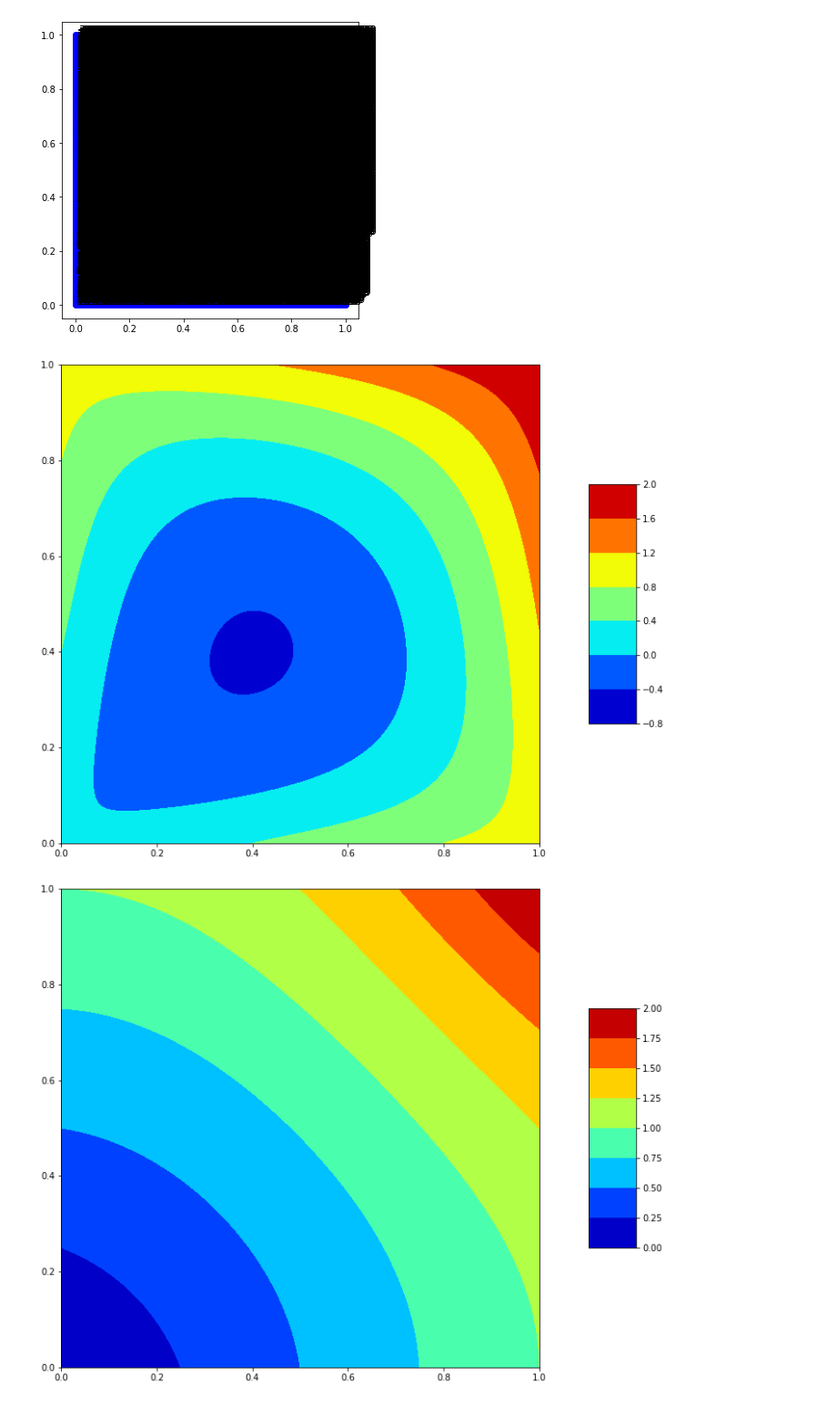
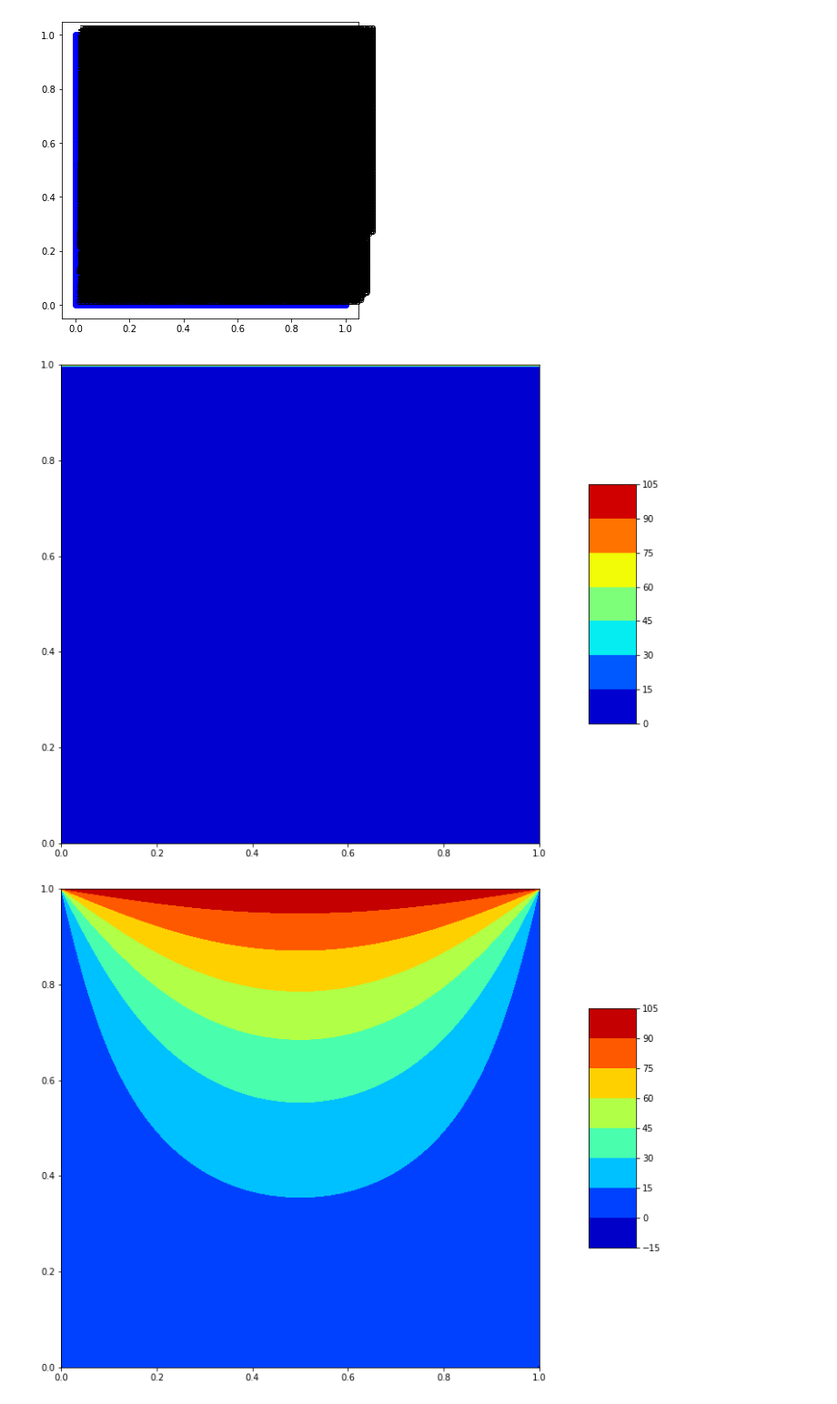
Before and after one commit to barros-jv/Heat_Transfer, a Jupyter notebook: Metodo_das_Diferencas_Finitas/Prob_Termico_2D_MDF_Transiente_Implicito.ipynb, the cells around one changed output. Shown: that part at 91% size. Saved outputs shown, nothing was run; the diff lists cells and outputs as text; code cells hidden in the pictures.

```diff
--- a/Metodo_das_Diferencas_Finitas/Prob_Termico_2D_MDF_Transiente_Implicito.ipynb
+++ b/Metodo_das_Diferencas_Finitas/Prob_Termico_2D_MDF_Transiente_Implicito.ipynb
@@ -89,7 +89,28 @@ for i in range(0,npoints):
 # %%
 A = np.zeros( (npoints,npoints),dtype='float' )
 b = np.zeros( (npoints),dtype='float' )
-T = 100*np.ones( (npoints),dtype='float' ) # temperatura inicial
+T = 0*np.ones( (npoints),dtype='float' ) # temperatura inicial
+
+for i in cc1:
+    T[i] = 0
+for i in cc2:
+     T[i] = 0
+for i in cc3:
+     T[i] = 100
+for i in cc4:
+     T[i] = 0
+
+# plot da solucao
+plt.figure(figsize=(20, 10))
+ax = plt.axes()
+ax.set_aspect('equal')
+xq = X.reshape(ny,nx)
+yq = Y.reshape(ny,nx)
+solq = T.reshape(ny,nx)
+surf = ax.contourf(xq,yq,solq,cmap='jet')
+#plt.plot(X,Y,'ko')
+plt.colorbar(surf,shrink=0.5, aspect=5)
+plt.show()
 
 nIter = 5
 
@@ -98,36 +119,36 @@ for i in cc:
 
 for i in noncc:
     A[i,i] = (1.0/dt) -alpha*(2.0/(Deltax**2) + 2.0/(Deltay**2))
     A[i,i+1] = alpha/(Deltax**2)
     A[i,i-1] = alpha/(Deltax**2)
     A[i,i+nx] = alpha/(Deltay**2)
     A[i,i-nx] = alpha/(Deltay**2)
 
 for i in cc1:
-    b[i] = X[i]
+    b[i] = 0
 for i in cc2:
-    b[i] = Y[i]**2 + 1
+    b[i] = 0
 for i in cc3:
-    b[i] = X[i]**2 + 1
+    b[i] = 100
 for i in cc4:
-    b[i] = Y[i]
+    b[i] = 0
 
 for n in range(0,nIter):
     for i in noncc:
         b[i] = (T[i]/dt) + Q/(rho*cv)
 
     T = np.linalg.solve(A,b)
     # plot da solucao
     plt.figure(figsize=(20, 10))
     ax = plt.axes()
     ax.set_aspect('equal')
     xq = X.reshape(ny,nx)
     yq = Y.reshape(ny,nx)
     solq = T.reshape(ny,nx)
     surf = ax.contourf(xq,yq,solq,cmap='jet')
     #plt.plot(X,Y,'ko')
     plt.colorbar(surf,shrink=0.5, aspect=5)
     plt.show()
 # %% [output]
-[figure, old version]
+[figure, new version]
-[figure, old version]
+[figure, new version]
```
Also changed, not shown: parts of 1 cell of this notebook, 2 other files.
